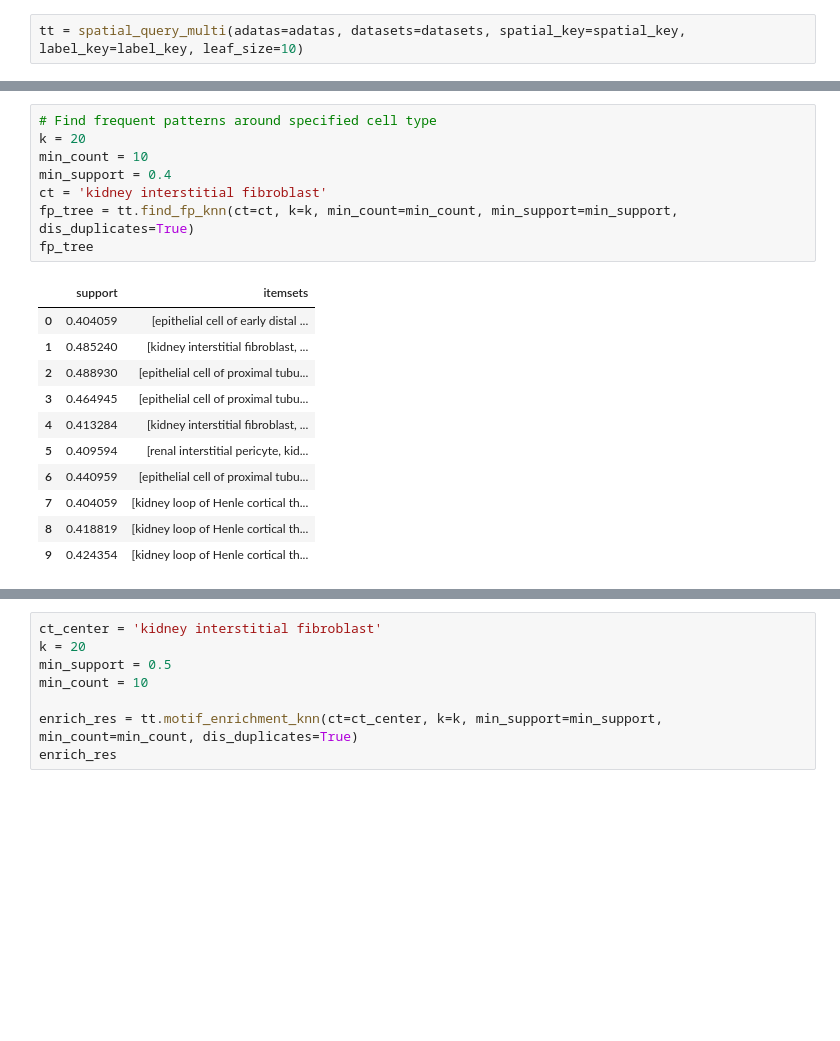
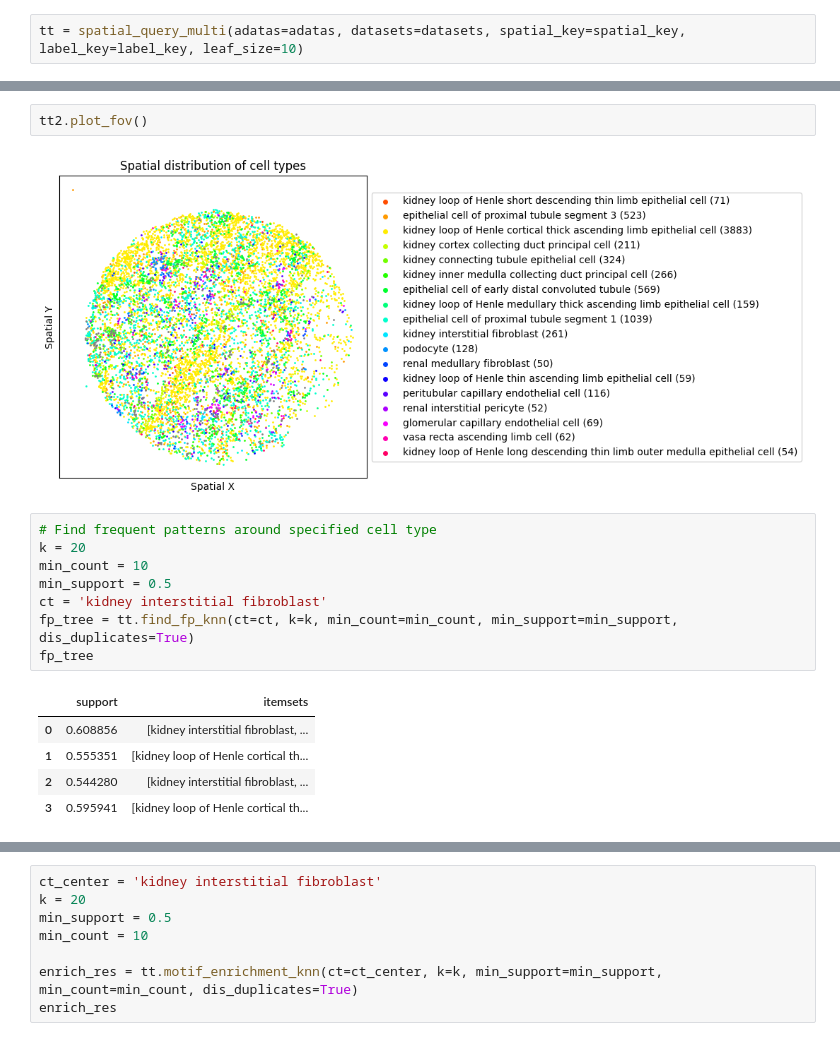
Before and after one commit to ShaokunAn/Spatial-Query, a Jupyter notebook: multi_spatial_query.ipynb, the cells around one changed output, grey strips where cells are left out. Drawn from its saved outputs; the diff is of its cells as text; blank space fills up the shorter version.

```diff
--- a/multi_spatial_query.ipynb
+++ b/multi_spatial_query.ipynb
@@ -39,23 +46,21 @@ tt = spatial_query_multi(adatas=adatas, datasets=datasets, spatial_key=spatial_k
+# %%
+tt2.plot_fov()
+# %% [output]
+[figure, added]
 # %%
 # Find frequent patterns around specified cell type
 k = 20
 min_count = 10
-min_support = 0.4
+min_support = 0.5
 ct = 'kidney interstitial fibroblast'
 fp_tree = tt.find_fp_knn(ct=ct, k=k, min_count=min_count, min_support=min_support, dis_duplicates=True)
 fp_tree
 # %% [output]
 |  | support | itemsets |
-| 0 | 0.404059 | [epithelial cell of early distal ... |
-| 1 | 0.485240 | [kidney interstitial fibroblast, ... |
-| 2 | 0.488930 | [epithelial cell of proximal tubu... |
-| 3 | 0.464945 | [epithelial cell of proximal tubu... |
-| 4 | 0.413284 | [kidney interstitial fibroblast, ... |
-| 5 | 0.409594 | [renal interstitial pericyte, kid... |
-| 6 | 0.440959 | [epithelial cell of proximal tubu... |
-| 7 | 0.404059 | [kidney loop of Henle cortical th... |
-| 8 | 0.418819 | [kidney loop of Henle cortical th... |
-| 9 | 0.424354 | [kidney loop of Henle cortical th... |
+| 0 | 0.608856 | [kidney interstitial fibroblast, ... |
+| 1 | 0.555351 | [kidney loop of Henle cortical th... |
+| 2 | 0.544280 | [kidney interstitial fibroblast, ... |
+| 3 | 0.595941 | [kidney loop of Henle cortical th... |
 # %%
 # Find frequent patterns around specified cell type
 k = 20
```
Also changed, not shown: parts of 6 cells of this notebook.
